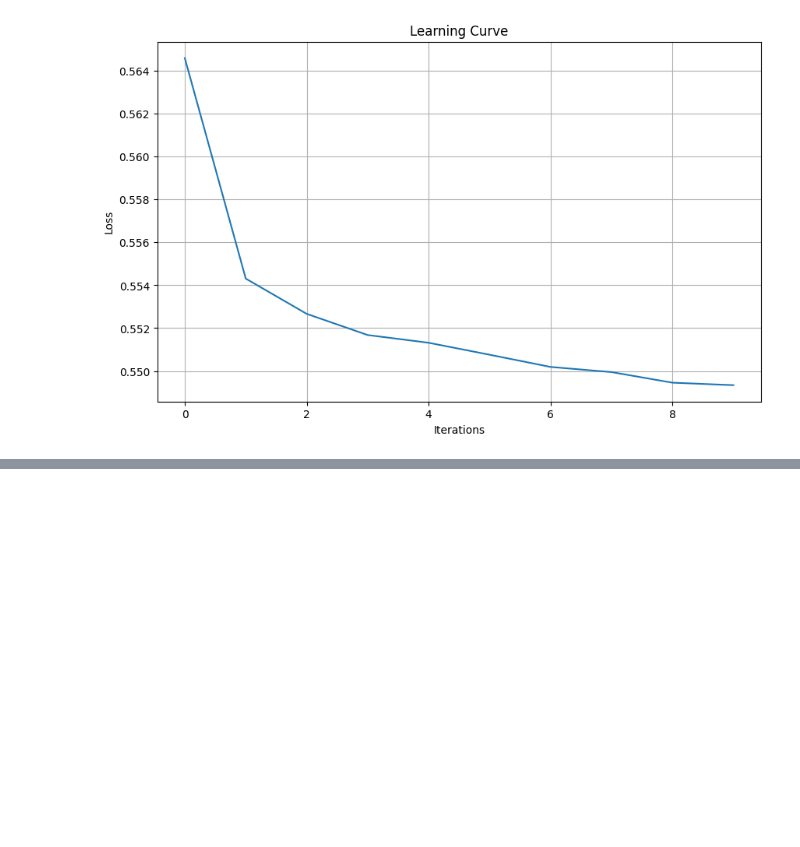
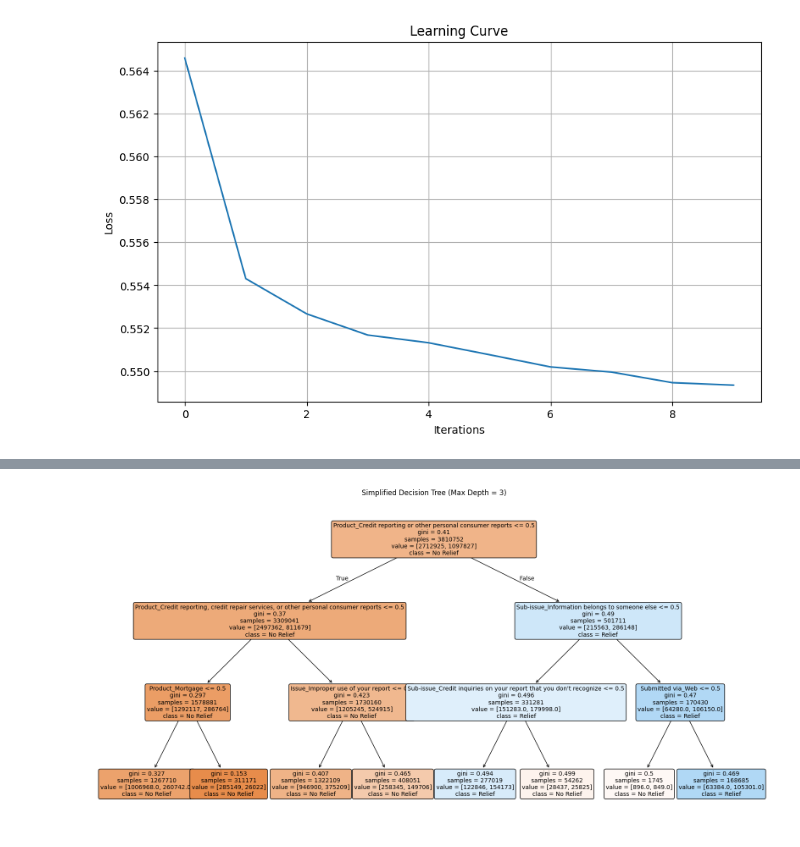
Before and after one commit to A1-3x/cfpb_complaints, a Jupyter notebook: DATA201_Project 3.ipynb, the cells around one changed output, grey strips where cells are left out. Saved outputs shown, nothing was run; the diff lists cells and outputs as text; code cells hidden in the pictures; blank space fills up the shorter version.

```diff
--- a/DATA201_Project 3.ipynb
+++ b/DATA201_Project 3.ipynb
@@ -948,0 +850,16 @@ weighted avg       0.70      0.73      0.69     20000
+# %%
+# Simple tree for visualization
+dt_model_simple = DecisionTreeClassifier(max_depth=3, random_state=42)
+dt_model_simple.fit(X_train, y_train)
+
+plt.figure(figsize=(20,10))
+plot_tree(dt_model_simple,
+          feature_names=X.columns,
+          class_names=['No Relief', 'Relief'],
+          filled=True,
+          rounded=True,
+          fontsize=10)
+plt.title("Simplified Decision Tree (Max Depth = 3)")
+plt.show()
+# %% [output]
+[figure, added]
```
Also changed, not shown: parts of 26 cells of this notebook.
